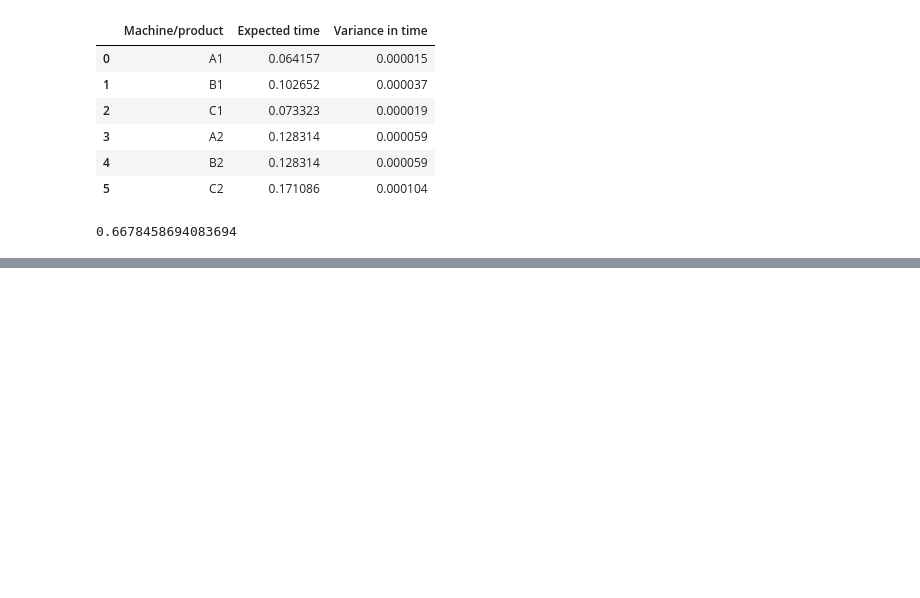
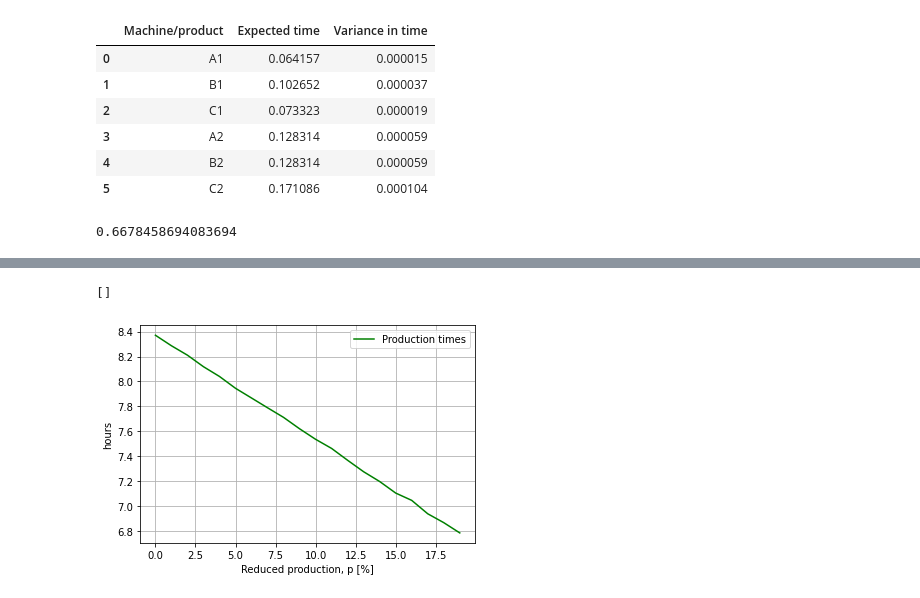
Before and after one commit to TinusAlsos/TPK5115, a Jupyter notebook: TPK5115_Semester_work/Task2.ipynb, the cells around one changed output, grey strips where cells are left out. Saved outputs shown, nothing was run; the diff lists cells and outputs as text; code cells hidden in the pictures; blank space fills up the shorter version.

```diff
--- a/TPK5115_Semester_work/Task2.ipynb
+++ b/TPK5115_Semester_work/Task2.ipynb
@@ -101,0 +160,4 @@ print(1/e1)
+# %%
+exp, var = exp_var_PERT_MCS(1, 1, 10000)
+print(f"E(g(X)) = {exp:.5f}")
+print(f"Var(g(X)) = {var:.5f}")
@@ -101,0 +406,12 @@ print(1/e1)
+# %%
+import matplotlib.pyplot as plt
+# plt.plot(ps*100, production_times, 'b', label = 'Production times')
+plt.plot(ps*100, production_times, 'g', label = 'Production times')
+plt.grid()
+plt.legend()
+plt.xlabel('Reduced production, p [%]')
+plt.ylabel('hours')
+plt.plot()
+# %% [output]
+[]
+[figure, added]
```
Also changed, not shown: parts of 45 cells of this notebook, 5 other files.
